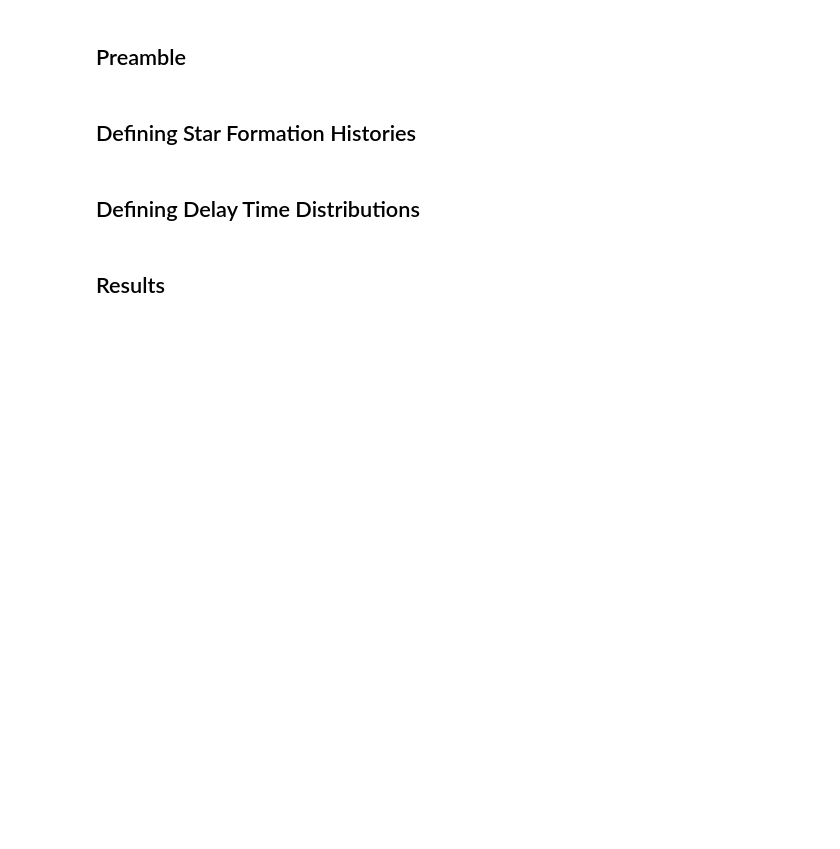
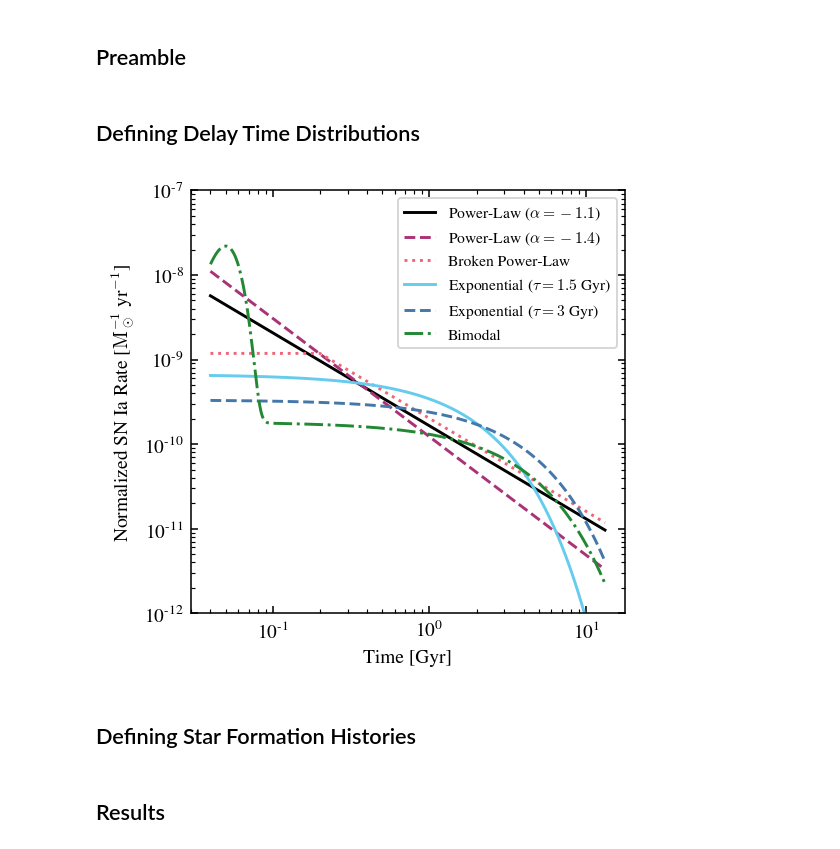
Before and after one commit to lodubay/galactic-dtd, a Jupyter notebook: notebooks/one_zone_degeneracy.ipynb, the cells around one changed output. Cells and saved outputs as stored; diff of their text form; code cells hidden in the pictures; blank space fills up the shorter version.

```diff
--- a/notebooks/one_zone_degeneracy.ipynb
+++ b/notebooks/one_zone_degeneracy.ipynb
@@ -4,5 +4,3 @@
 Exploring degeneracies between the star formation history (SFH) and Type Ia supernova delay time distribution (DTD) in abundance tracks and metallicity distribution functions (MDFs).
 # %% [markdown]
 ## Preamble
-# %% [markdown]
-## Defining Star Formation Histories
@@ -9,5 +37,61 @@ Exploring degeneracies between the star formation history (SFH) and Type Ia supe
 # %% [markdown]
 ## Defining Delay Time Distributions
+# %%
+plaw = {
+    'func': PowerLaw(slope=-1.1),
+    'label': r'Power-Law ($\alpha=-1.1$)',
+    'color': 'k',
+    'line': '-',
+}
+plaw_steep = {
+    'func': PowerLaw(slope=-1.4),
+    'label': r'Power-Law ($\alpha=-1.4$)',
+    'color': '#aa3377',
+    'line': '--',
+}
+plaw_broken = {
+    'func': BrokenPowerLaw(),
+    'label': 'Broken Power-Law',
+    'color': '#ee6677',
+    'line': ':',
+}
+exp = {
+    'func': Exponential(timescale=1.5),
+    'label': r'Exponential ($\tau=1.5$ Gyr)',
+    'color': '#66ccee',
+    'line': '-',
+}
+exp_long = {
+    'func': Exponential(timescale=3),
+    'label': r'Exponential ($\tau=3$ Gyr)',
+    'color': '#4477aa',
+    'line': '--',
+}
+bimodal = {
+    'func': Bimodal(),
+    'label': 'Bimodal',
+    'color': '#228833',
+    'line': '-.',
+}
+
+dtds = [plaw, plaw_steep, plaw_broken, exp, exp_long, bimodal]
+
+fig, ax = plt.subplots()
+time = [0.001*i for i in range(40, 13201)]
+for dtd in dtds:
+    func = dtd['func']
+    ax.plot(time, [func(t) for t in time], label=dtd['label'], c=dtd['color'], ls=dtd['line'])
+ax.set_xscale('log')
+ax.set_yscale('log')
+ax.set_ylim((1e-12, 1e-7))
+ax.set_xlabel('Time [Gyr]')
+ax.set_ylabel(r'Normalized SN Ia Rate [$\rm{M}_\odot^{-1}$ yr$^{-1}$]')
+ax.legend()
+plt.show()
+# %% [output]
+[figure, added]
+# %% [markdown]
+## Defining Star Formation Histories
 # %% [markdown]
 ## Results
 # %% [markdown]
```
Also changed, not shown: parts of 1 cell of this notebook, 1 other file.
